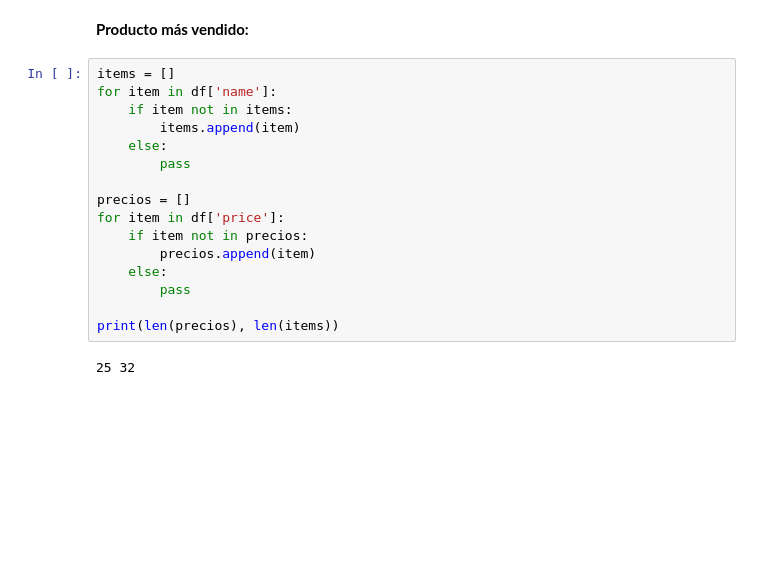
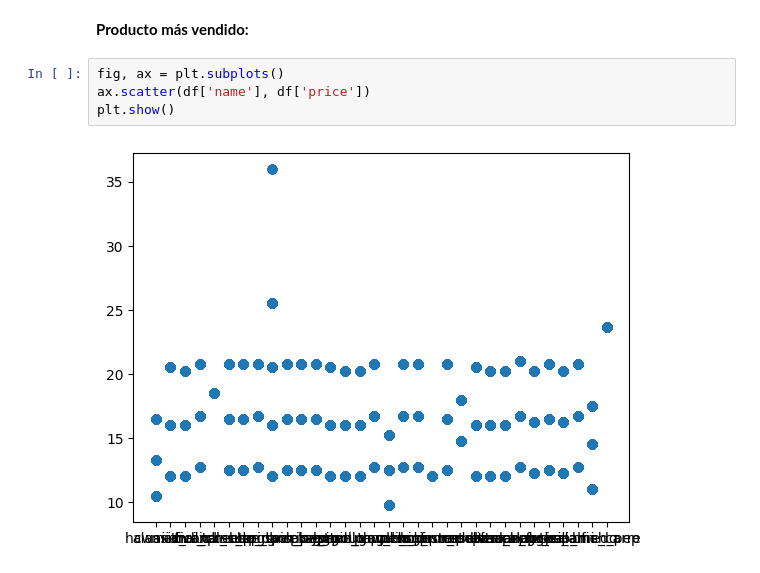
Before and after one commit to DJChincuini/PizzaParty__DataAnalytics-and-IA, a Jupyter notebook: Informe EDA.ipynb, the cells around one changed output. Cells and saved outputs as stored; diff of their text form; blank space fills up the shorter version.

Commit message:
Scatter

```diff
--- a/Informe EDA.ipynb
+++ b/Informe EDA.ipynb
@@ -119,21 +119,9 @@ df.sample(3)
 | 34783 | 2015-015065 | 2015-09-09 | 2024-06-18 17:04:55 | sicilian | M | supreme | 16.25 |
 # %% [markdown]
 **Producto más vendido:**
-# %%
-items = []
-for item in df['name']:
-    if item not in items:
-        items.append(item)
-    else:
-        pass
-
-precios = []
-for item in df['price']:
-    if item not in precios:
-        precios.append(item)
-    else:
-        pass
-
-print(len(precios), len(items))
-# %% [output]
-25 32
+# %%
+fig, ax = plt.subplots()
+ax.scatter(df['name'], df['price'])
+plt.show()
+# %% [output]
+[figure, added]
```
